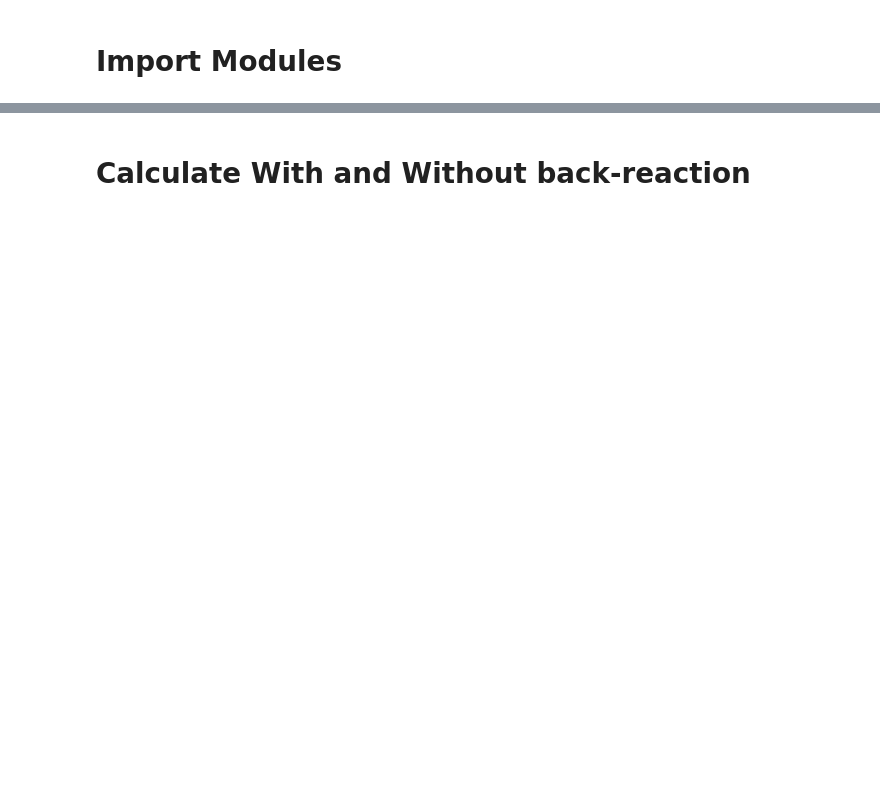
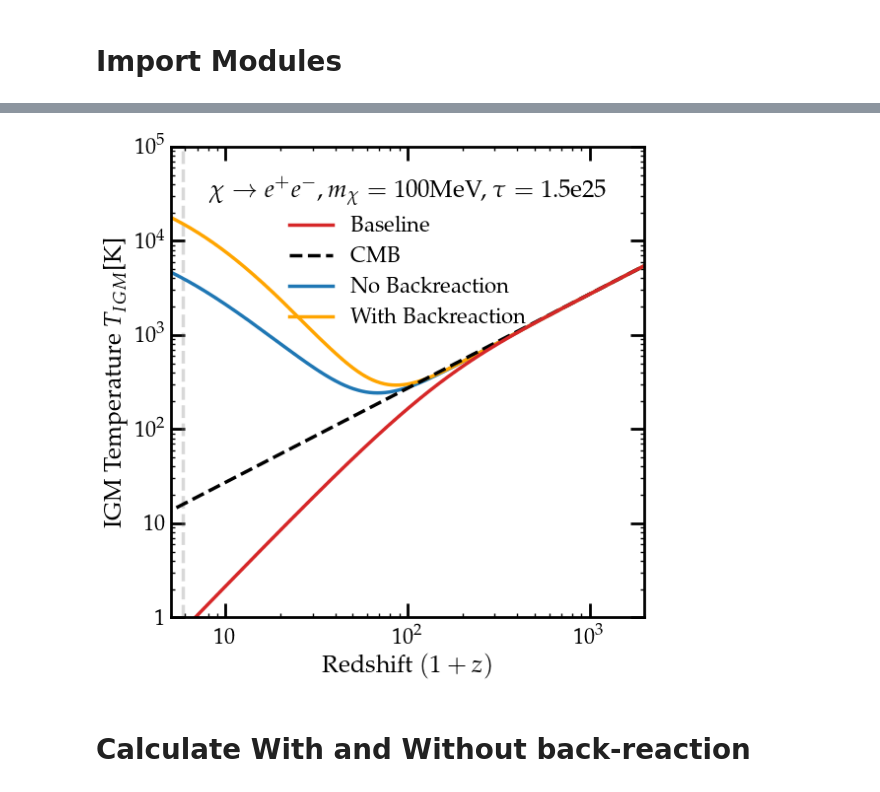
Before and after one commit to hongwanliu/DarkHistory, a Jupyter notebook: examples/Example14_backReaction.ipynb, the cells around one changed output, grey strips where cells are left out. Cells and saved outputs as stored; diff of their text form; code cells hidden in the pictures; blank space fills up the shorter version.

```diff
--- a/examples/Example14_backReaction.ipynb
+++ b/examples/Example14_backReaction.ipynb
@@ -92,2 +126,28 @@ def max_xsec_phot_CMB(mDM, injection_type):
+# %%
+plt.figure()
+ax = plt.gca()
+ax.loglog()
+
+plt.xlabel('Redshift $(1+z)$')
+plt.ylabel('IGM Temperature $T_{IGM}$[K]')
+
+plt.axis([5, 2e3, 1, 1e5])
+plt.axvline(5.8, color='gray', linestyle='--', alpha=0.3)
+
+# plt.plot(idl_redshift, data[-1][0][0][:,0], label='DH')
+plot_noBR, = plt.plot(rs_vec, no_br[:,0]/phys.kB, label='No Backreaction', color='C0')
+plot_BR, = plt.plot(br_data['rs'], T_br, label='With Backreaction', color='orange')
+plot_CMB, = plt.plot(rs_vec, phys.TCMB(rs_vec)/phys.kB, label='CMB', color='k', linestyle='--')
+plot_std, = plt.plot(rs_vec, baseline[:,0]/phys.kB, label='Baseline', color='C3')
+
+# legend = plt.legend(handles=[plot_noBR, plot_BR, plot_std, plot_CMB], loc=9,
+legend = plt.legend(handles=[plot_std, plot_CMB, plot_noBR, plot_BR], loc=9,
+#            borderaxespad=0,
+           frameon=False, title='$\chi \\rightarrow e^+e^-, m_\chi = 100$MeV, $\\tau=1.5$e$25$')
+legend.get_title().set_fontsize('18')
+
+# plt.savefig('/Users/'+user+'/Desktop/Example14_1604_comparison_T.png')
+# %% [output]
+[figure, added]
 # %% [markdown]
 # Calculate With and Without back-reaction
```
Also changed, not shown: parts of 47 cells of this notebook.
